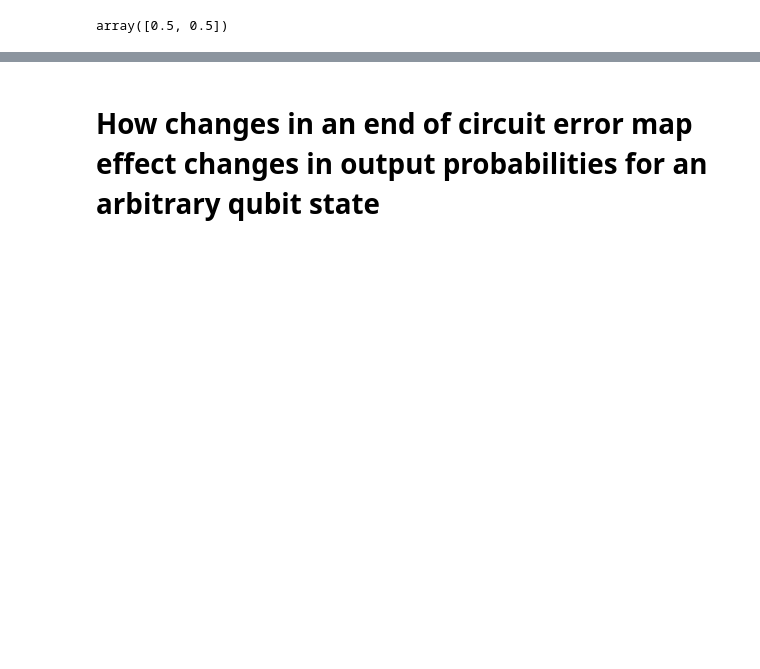
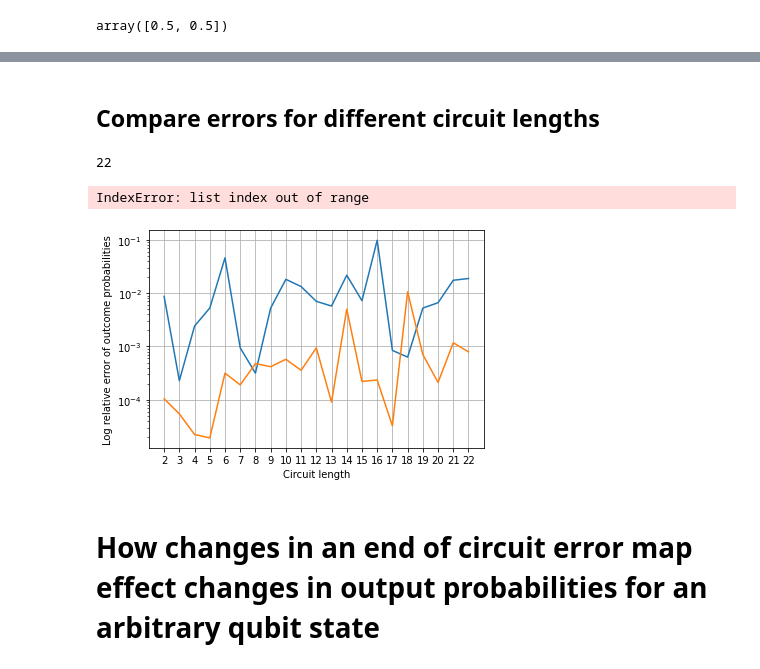
Before and after one commit to kharazity/gauge_proj, a Jupyter notebook: pygsti_version.ipynb, the cells around one changed output, grey strips where cells are left out. Drawn from its saved outputs; the diff is of its cells as text; code cells hidden in the pictures; blank space fills up the shorter version.

Commit message:
Added plot for errors for circuit length up to 22

```diff
--- a/pygsti_version.ipynb
+++ b/pygsti_version.ipynb
@@ -666,11 +599,0 @@ len(chosen_circs)
-# %%
-# Find the errors in circuit probabilities for each circuit + each approximation
-o1_errors = []
-o2_errors = []
-for i in tqdm(range(1, 10)):
-    circ = chosen_circs[i]
-    ca = CircuitAnalyzer(circ, gs)
-    o1_error, o2_error = outcome_errors(ca)
-    o1_errors.append(np.max(o1_error))
-    o2_errors.append(np.max(o2_error))
-o1_errors, o2_errors
@@ -708,0 +646,2 @@ plt.plot(range(1, 10), o2_errors)
+# %% [markdown]
+## Compare errors for different circuit lengths
@@ -709,3 +657,36 @@ plt.plot(range(1, 10), o2_errors)
+# %%
+# Randomly choose one circuit per length
+chosen_circs = []
+for i in range(1, max_len+1):
+    np.random.shuffle(circs_by_len[i])
+    chosen_circs.append(circs_by_len[i][0])
+len(chosen_circs)
+# %% [output]
+22
+# %%
+# Find the errors in circuit probabilities for each circuit + each approximation
+o1_errors = []
+o2_errors = []
+for i in tqdm(range(max_len)):
+    circ = chosen_circs[i]
+    ca = CircuitAnalyzer(circ, gs)
+    o1_error, o2_error = outcome_errors(ca)
+    o1_errors.append(np.max(o1_error))
+    o2_errors.append(np.max(o2_error))
+o1_errors, o2_errors
+# %% [output]
+IndexError: list index out of range
+# %%
+# Plot them
+plt.plot(range(2, max_len+1), o1_errors)
+plt.plot(range(2, max_len+1), o2_errors)
+plt.ylabel("Log relative error of outcome probabilities")
+plt.xlabel("Circuit length")
+plt.xticks(range(2, max_len+1))
+plt.yscale("log")
+plt.grid();
+# %% [output]
+[figure, added]
 # %% [markdown]
 # How changes in an end of circuit error map effect changes in output probabilities for an arbitrary qubit state
 # %%
```
Also changed, not shown: parts of 29 cells of this notebook.
